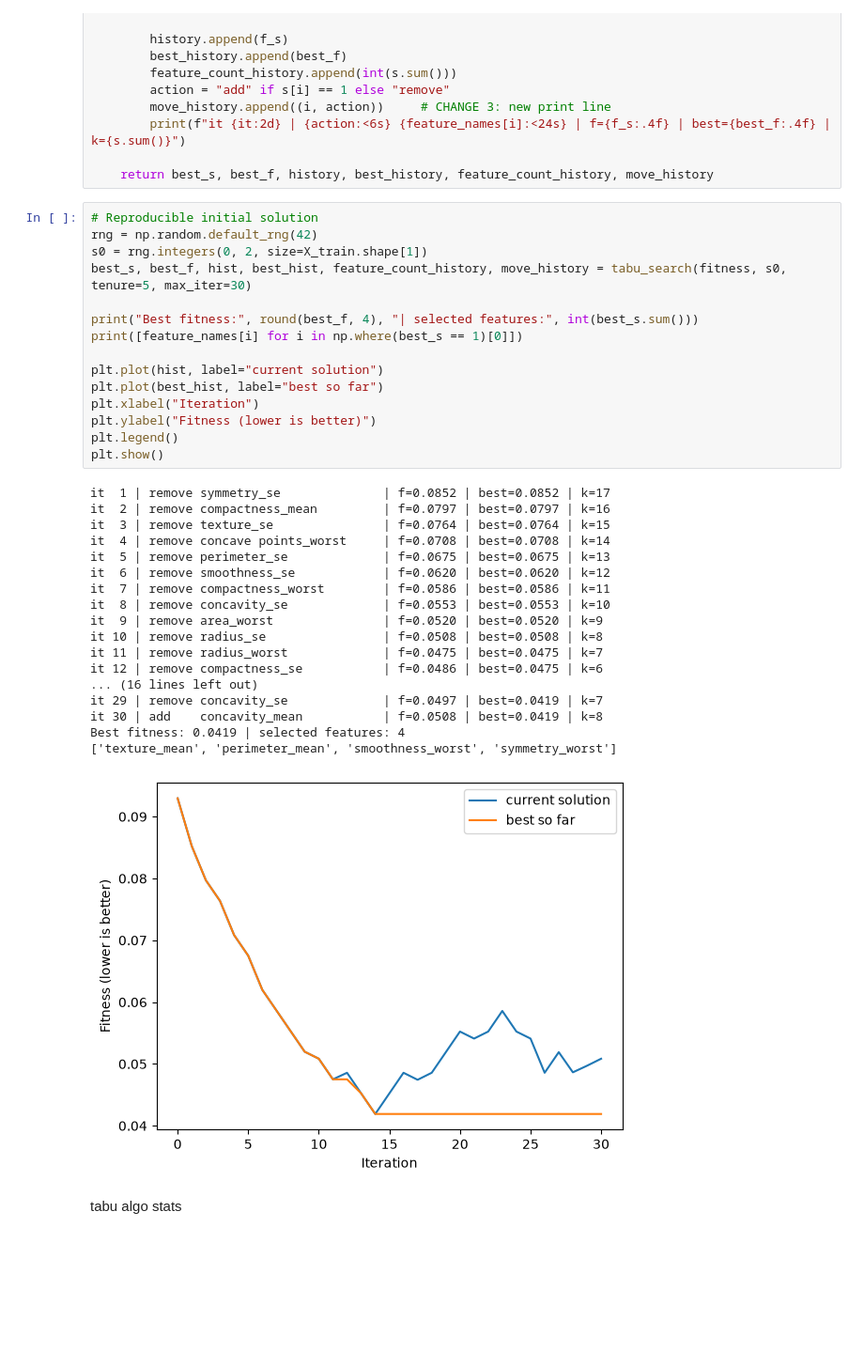
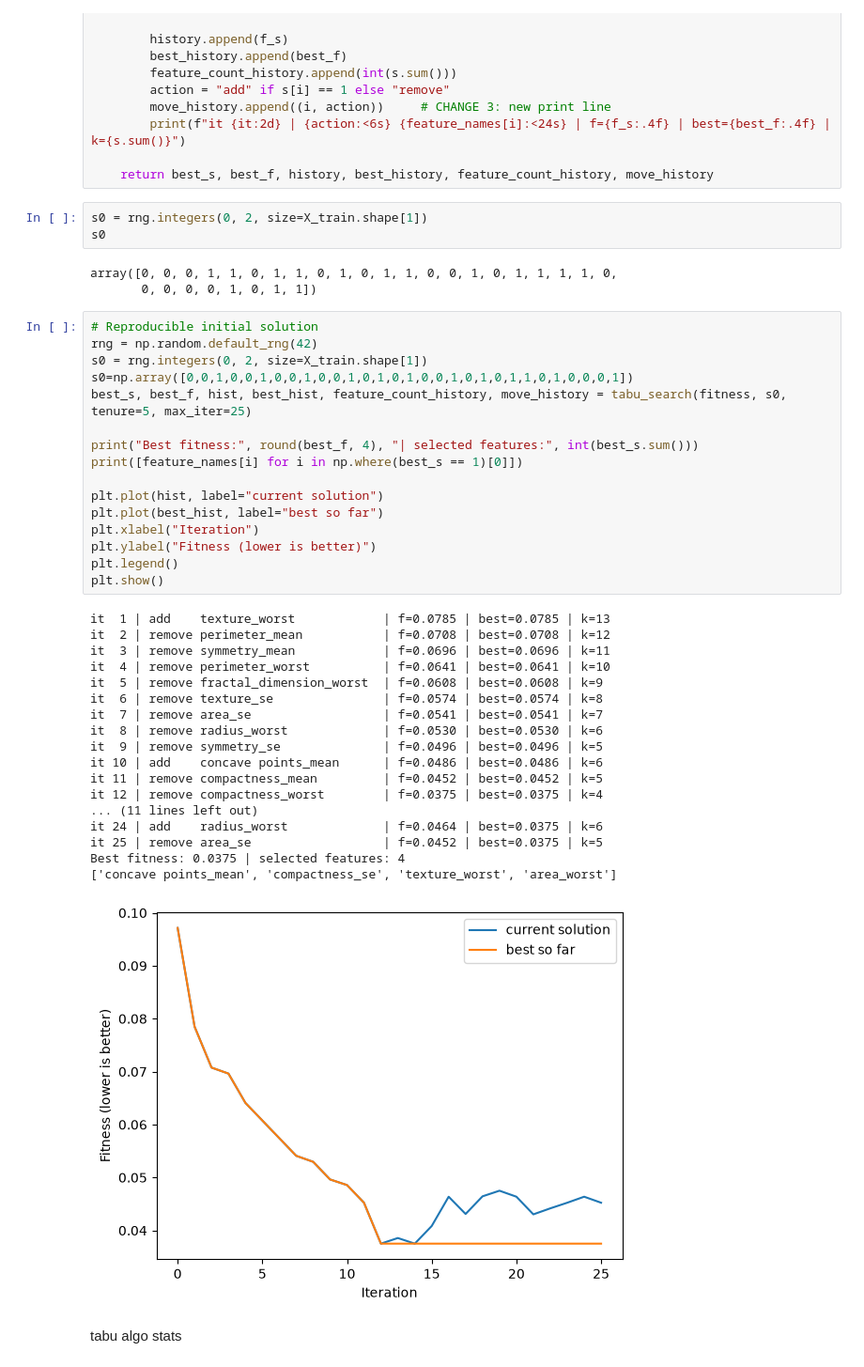
Before and after one commit to elghalbzouriamine/tabu, a Jupyter notebook: datasets.ipynb, the cells around one changed output. Shown at 94% size. Cells and saved outputs as stored; diff of their text form; blank space fills up the shorter version.

```diff
--- a/datasets.ipynb
+++ b/datasets.ipynb
@@ -174,40 +174,47 @@ def tabu_search(fitness, s_init, tenure=5, max_iter=30):
         print(f"it {it:2d} | {action:<6s} {feature_names[i]:<24s} | f={f_s:.4f} | best={best_f:.4f} | k={s.sum()}")
 
     return best_s, best_f, history, best_history, feature_count_history, move_history
+# %%
+s0 = rng.integers(0, 2, size=X_train.shape[1])
+s0
+# %% [output]
+array([0, 0, 0, 1, 1, 0, 1, 1, 0, 1, 0, 1, 1, 0, 0, 1, 0, 1, 1, 1, 1, 0,
+       0, 0, 0, 0, 1, 0, 1, 1])
 # %%
 # Reproducible initial solution
 rng = np.random.default_rng(42)
 s0 = rng.integers(0, 2, size=X_train.shape[1])
-best_s, best_f, hist, best_hist, feature_count_history, move_history = tabu_search(fitness, s0, tenure=5, max_iter=30)
+s0=np.array([0,0,1,0,0,1,0,0,1,0,0,1,0,1,0,1,0,0,1,0,1,0,1,1,0,1,0,0,0,1])
+best_s, best_f, hist, best_hist, feature_count_history, move_history = tabu_search(fitness, s0, tenure=5, max_iter=25)
 
 print("Best fitness:", round(best_f, 4), "| selected features:", int(best_s.sum()))
 print([feature_names[i] for i in np.where(best_s == 1)[0]])
 
 plt.plot(hist, label="current solution")
 plt.plot(best_hist, label="best so far")
 plt.xlabel("Iteration")
 plt.ylabel("Fitness (lower is better)")
 plt.legend()
 plt.show()
 # %% [output]
-it  1 | remove symmetry_se              | f=0.0852 | best=0.0852 | k=17
-it  2 | remove compactness_mean         | f=0.0797 | best=0.0797 | k=16
-it  3 | remove texture_se               | f=0.0764 | best=0.0764 | k=15
-it  4 | remove concave points_worst     | f=0.0708 | best=0.0708 | k=14
-it  5 | remove perimeter_se             | f=0.0675 | best=0.0675 | k=13
-it  6 | remove smoothness_se            | f=0.0620 | best=0.0620 | k=12
-it  7 | remove compactness_worst        | f=0.0586 | best=0.0586 | k=11
-it  8 | remove concavity_se             | f=0.0553 | best=0.0553 | k=10
-it  9 | remove area_worst               | f=0.0520 | best=0.0520 | k=9
-it 10 | remove radius_se                | f=0.0508 | best=0.0508 | k=8
-it 11 | remove radius_worst             | f=0.0475 | best=0.0475 | k=7
-it 12 | remove compactness_se           | f=0.0486 | best=0.0475 | k=6
-... (16 lines left out)
-it 29 | remove concavity_se             | f=0.0497 | best=0.0419 | k=7
-it 30 | add    concavity_mean           | f=0.0508 | best=0.0419 | k=8
-Best fitness: 0.0419 | selected features: 4
-['texture_mean', 'perimeter_mean', 'smoothness_worst', 'symmetry_worst']
+it  1 | add    texture_worst            | f=0.0785 | best=0.0785 | k=13
+it  2 | remove perimeter_mean           | f=0.0708 | best=0.0708 | k=12
+it  3 | remove symmetry_mean            | f=0.0696 | best=0.0696 | k=11
+it  4 | remove perimeter_worst          | f=0.0641 | best=0.0641 | k=10
+it  5 | remove fractal_dimension_worst  | f=0.0608 | best=0.0608 | k=9
+it  6 | remove texture_se               | f=0.0574 | best=0.0574 | k=8
+it  7 | remove area_se                  | f=0.0541 | best=0.0541 | k=7
+it  8 | remove radius_worst             | f=0.0530 | best=0.0530 | k=6
+it  9 | remove symmetry_se              | f=0.0496 | best=0.0496 | k=5
+it 10 | add    concave points_mean      | f=0.0486 | best=0.0486 | k=6
+it 11 | remove compactness_mean         | f=0.0452 | best=0.0452 | k=5
+it 12 | remove compactness_worst        | f=0.0375 | best=0.0375 | k=4
+... (11 lines left out)
+it 24 | add    radius_worst             | f=0.0464 | best=0.0375 | k=6
+it 25 | remove area_se                  | f=0.0452 | best=0.0375 | k=5
+Best fitness: 0.0375 | selected features: 4
+['concave points_mean', 'compactness_se', 'texture_worst', 'area_worst']
-[figure, old version]
+[figure, new version]
 # %% [markdown]
 tabu algo stats
 # %%
```
Also changed, not shown: parts of 6 cells of this notebook.
